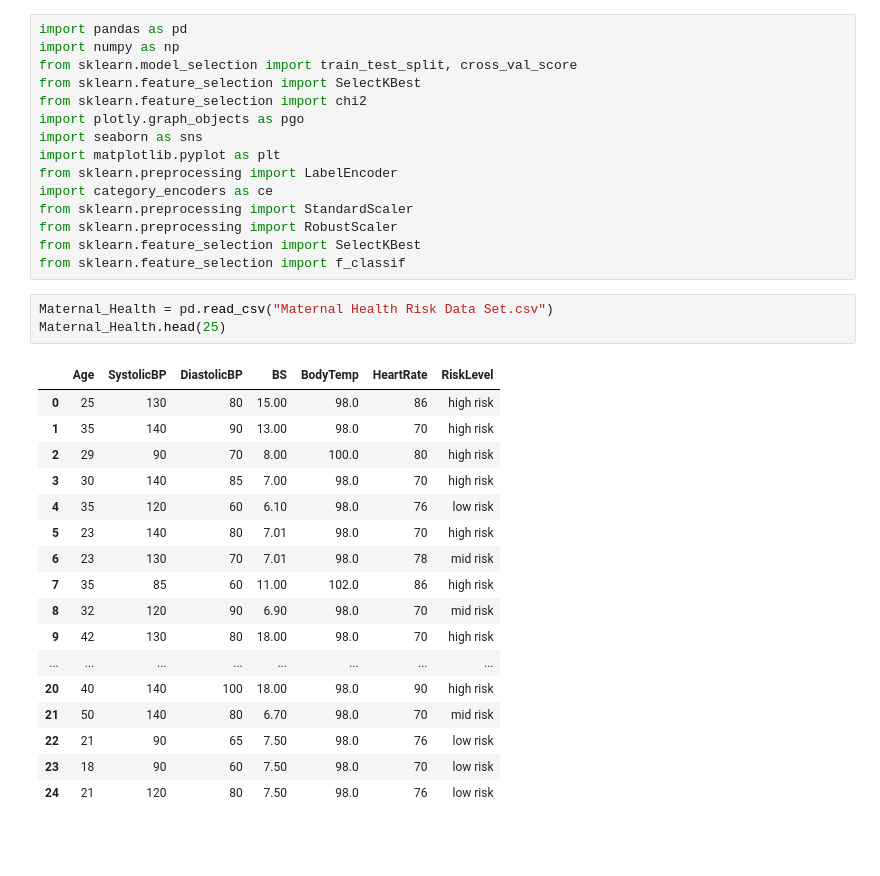
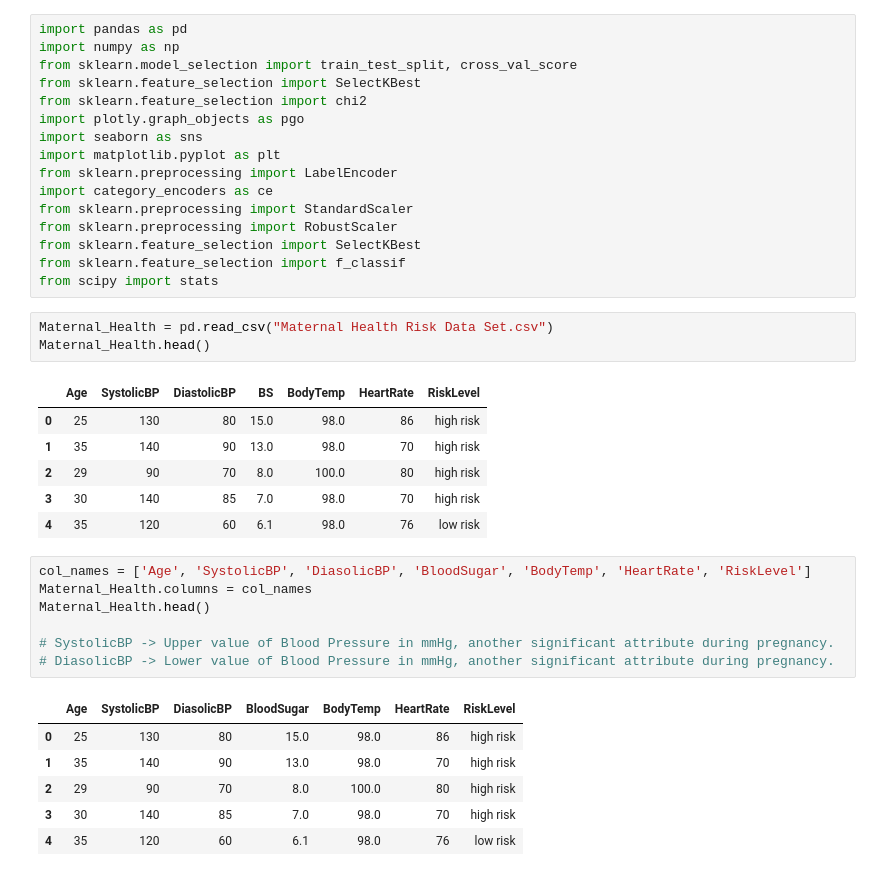
Before and after one commit to Willsu00/FFD-Data-Exploration-and-Classification, a Jupyter notebook: WilliamSukjaem18029208Assignment1.ipynb, the cells around one changed output. Cells and saved outputs as stored; diff of their text form; blank space fills up the shorter version.

```diff
--- a/WilliamSukjaem18029208Assignment1.ipynb
+++ b/WilliamSukjaem18029208Assignment1.ipynb
@@ -13,24 +13,28 @@ from sklearn.preprocessing import StandardScaler
 from sklearn.preprocessing import RobustScaler
 from sklearn.feature_selection import SelectKBest
 from sklearn.feature_selection import f_classif
+from scipy import stats
 # %%
 Maternal_Health = pd.read_csv("Maternal Health Risk Data Set.csv")
-Maternal_Health.head(25)
+Maternal_Health.head()
 # %% [output]
 |  | Age | SystolicBP | DiastolicBP | BS | BodyTemp | HeartRate | RiskLevel |
-| 0 | 25 | 130 | 80 | 15.00 | 98.0 | 86 | high risk |
-| 1 | 35 | 140 | 90 | 13.00 | 98.0 | 70 | high risk |
-| 2 | 29 | 90 | 70 | 8.00 | 100.0 | 80 | high risk |
-| 3 | 30 | 140 | 85 | 7.00 | 98.0 | 70 | high risk |
-| 4 | 35 | 120 | 60 | 6.10 | 98.0 | 76 | low risk |
-| 5 | 23 | 140 | 80 | 7.01 | 98.0 | 70 | high risk |
-| 6 | 23 | 130 | 70 | 7.01 | 98.0 | 78 | mid risk |
-| 7 | 35 | 85 | 60 | 11.00 | 102.0 | 86 | high risk |
-| 8 | 32 | 120 | 90 | 6.90 | 98.0 | 70 | mid risk |
-| 9 | 42 | 130 | 80 | 18.00 | 98.0 | 70 | high risk |
-| ... | ... | ... | ... | ... | ... | ... | ... |
-| 20 | 40 | 140 | 100 | 18.00 | 98.0 | 90 | high risk |
-| 21 | 50 | 140 | 80 | 6.70 | 98.0 | 70 | mid risk |
-| 22 | 21 | 90 | 65 | 7.50 | 98.0 | 76 | low risk |
-| 23 | 18 | 90 | 60 | 7.50 | 98.0 | 70 | low risk |
-| 24 | 21 | 120 | 80 | 7.50 | 98.0 | 76 | low risk |
+| 0 | 25 | 130 | 80 | 15.0 | 98.0 | 86 | high risk |
+| 1 | 35 | 140 | 90 | 13.0 | 98.0 | 70 | high risk |
+| 2 | 29 | 90 | 70 | 8.0 | 100.0 | 80 | high risk |
+| 3 | 30 | 140 | 85 | 7.0 | 98.0 | 70 | high risk |
+| 4 | 35 | 120 | 60 | 6.1 | 98.0 | 76 | low risk |
+# %%
+col_names = ['Age', 'SystolicBP', 'DiasolicBP', 'BloodSugar', 'BodyTemp', 'HeartRate', 'RiskLevel']
+Maternal_Health.columns = col_names
+Maternal_Health.head()
+
+# SystolicBP -> Upper value of Blood Pressure in mmHg, another significant attribute during pregnancy.
+# DiasolicBP -> Lower value of Blood Pressure in mmHg, another significant attribute during pregnancy.
+# %% [output]
+|  | Age | SystolicBP | DiasolicBP | BloodSugar | BodyTemp | HeartRate | RiskLevel |
+| 0 | 25 | 130 | 80 | 15.0 | 98.0 | 86 | high risk |
+| 1 | 35 | 140 | 90 | 13.0 | 98.0 | 70 | high risk |
+| 2 | 29 | 90 | 70 | 8.0 | 100.0 | 80 | high risk |
+| 3 | 30 | 140 | 85 | 7.0 | 98.0 | 70 | high risk |
+| 4 | 35 | 120 | 60 | 6.1 | 98.0 | 76 | low risk |
```
Also changed, not shown: parts of 4 cells of this notebook, 5 other files.
